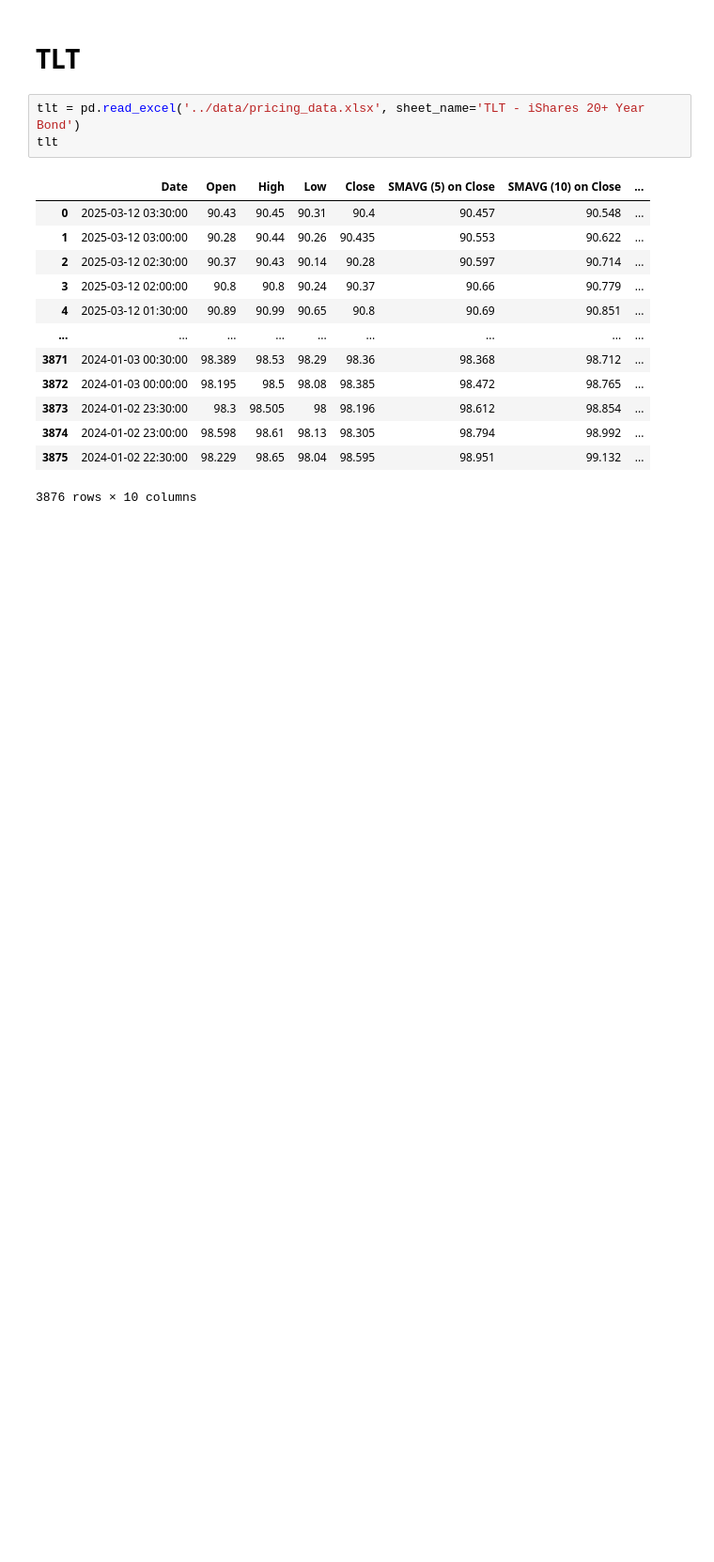
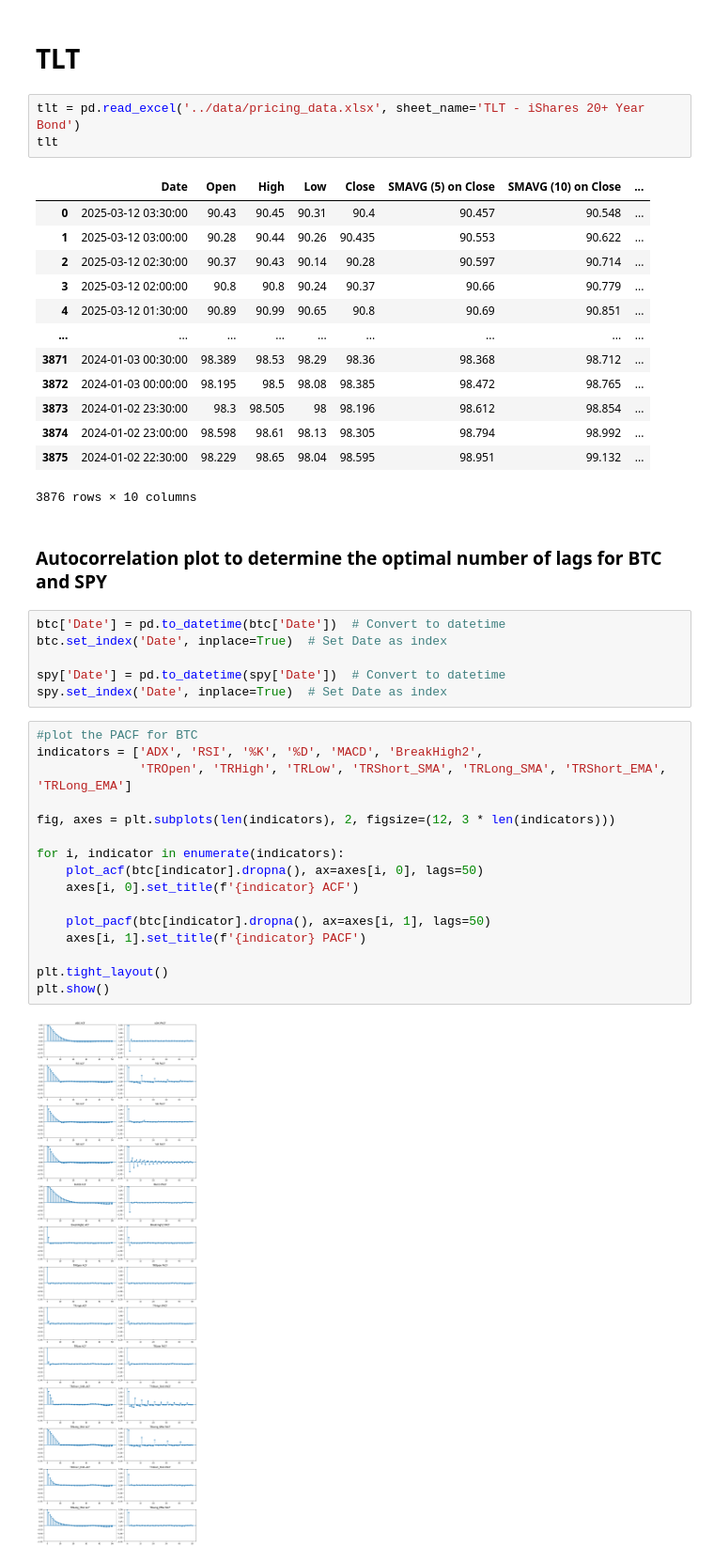
Before and after one commit to jeswid/DSE4211_Trading_Strategy, a Jupyter notebook: src/random forest.ipynb, the cells around one changed output. Shown at 94% size. Drawn from its saved outputs; the diff is of its cells as text; blank space fills up the shorter version.

Commit message:
Added autocorrelation plots for BTC and SPY

```diff
--- a/src/random forest.ipynb
+++ b/src/random forest.ipynb
@@ -336,3 +355,29 @@ tlt
 | 3874 | 2024-01-02 23:00:00 | 98.598 | 98.61 | 98.13 | 98.305 | 98.794 | 98.992 | ... |
 | 3875 | 2024-01-02 22:30:00 | 98.229 | 98.65 | 98.04 | 98.595 | 98.951 | 99.132 | ... |
 3876 rows × 10 columns
+# %% [markdown]
+### Autocorrelation plot to determine the optimal number of lags for BTC and SPY
+# %%
+btc['Date'] = pd.to_datetime(btc['Date'])  # Convert to datetime
+btc.set_index('Date', inplace=True)  # Set Date as index
+
+spy['Date'] = pd.to_datetime(spy['Date'])  # Convert to datetime
+spy.set_index('Date', inplace=True)  # Set Date as index
+# %%
+#plot the PACF for BTC
+indicators = ['ADX', 'RSI', '%K', '%D', 'MACD', 'BreakHigh2',
+              'TROpen', 'TRHigh', 'TRLow', 'TRShort_SMA', 'TRLong_SMA', 'TRShort_EMA', 'TRLong_EMA']
+
+fig, axes = plt.subplots(len(indicators), 2, figsize=(12, 3 * len(indicators)))
+
+for i, indicator in enumerate(indicators):
+    plot_acf(btc[indicator].dropna(), ax=axes[i, 0], lags=50)
+    axes[i, 0].set_title(f'{indicator} ACF')
+
+    plot_pacf(btc[indicator].dropna(), ax=axes[i, 1], lags=50)
+    axes[i, 1].set_title(f'{indicator} PACF')
+
+plt.tight_layout()
+plt.show()
+# %% [output]
+[figure, added]
```
Also changed, not shown: parts of 7 cells of this notebook, 2 other files.
